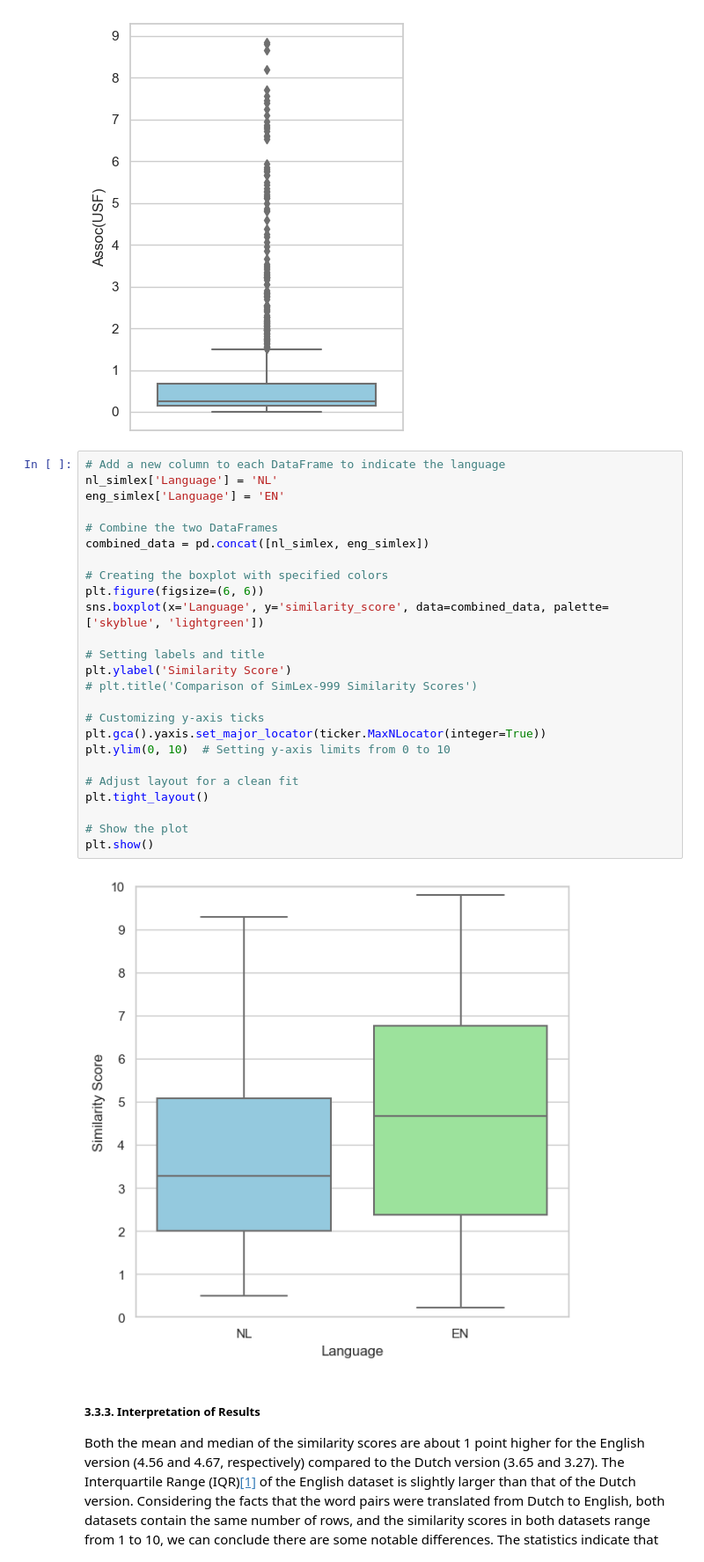
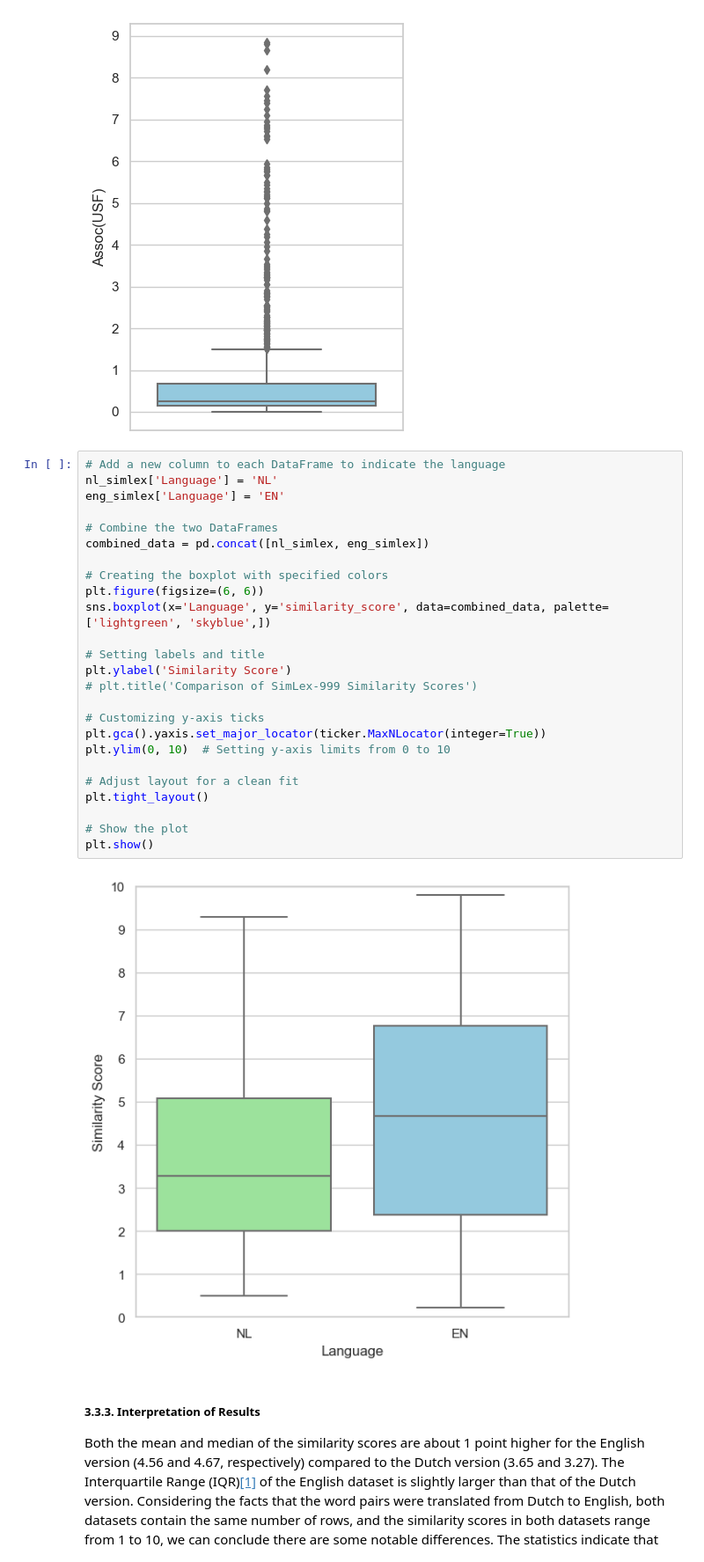
Before and after one commit to XanderSnelder/master-thesis, a Jupyter notebook: eda/main.ipynb, the cells around one changed output. Shown at 88% size. Saved outputs shown, nothing was run; the diff lists cells and outputs as text.

```diff
--- a/eda/main.ipynb
+++ b/eda/main.ipynb
@@ -381,30 +381,30 @@ plot_boxplot(eng_simlex, 'Assoc(USF)')
 # %%
 # Add a new column to each DataFrame to indicate the language
 nl_simlex['Language'] = 'NL'
 eng_simlex['Language'] = 'EN'
 
 # Combine the two DataFrames
 combined_data = pd.concat([nl_simlex, eng_simlex])
 
 # Creating the boxplot with specified colors
 plt.figure(figsize=(6, 6))
-sns.boxplot(x='Language', y='similarity_score', data=combined_data, palette=['skyblue', 'lightgreen'])
+sns.boxplot(x='Language', y='similarity_score', data=combined_data, palette=['lightgreen', 'skyblue',])
 
 # Setting labels and title
 plt.ylabel('Similarity Score')
 # plt.title('Comparison of SimLex-999 Similarity Scores')
 
 # Customizing y-axis ticks
 plt.gca().yaxis.set_major_locator(ticker.MaxNLocator(integer=True))
 plt.ylim(0, 10)  # Setting y-axis limits from 0 to 10
 
 # Adjust layout for a clean fit
 plt.tight_layout()
 
 # Show the plot
 plt.show()
 # %% [output]
-[figure, old version]
+[figure, new version]
 # %% [markdown]
 ##### **3.3.3. Interpretation of Results**
 
```
Also changed, not shown: parts of 1 cell of this notebook.
